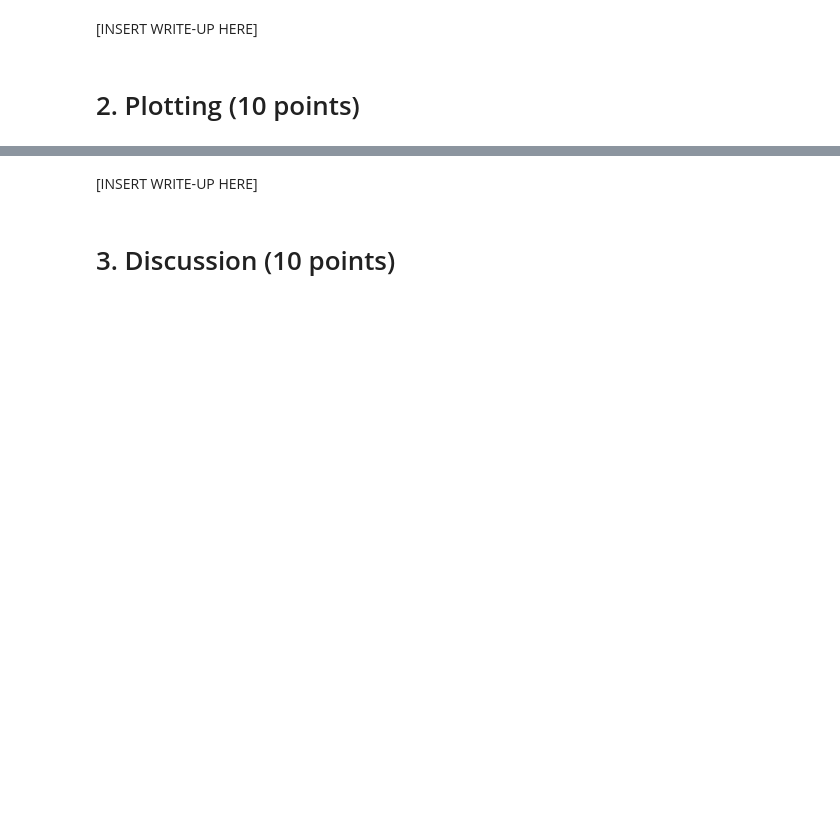
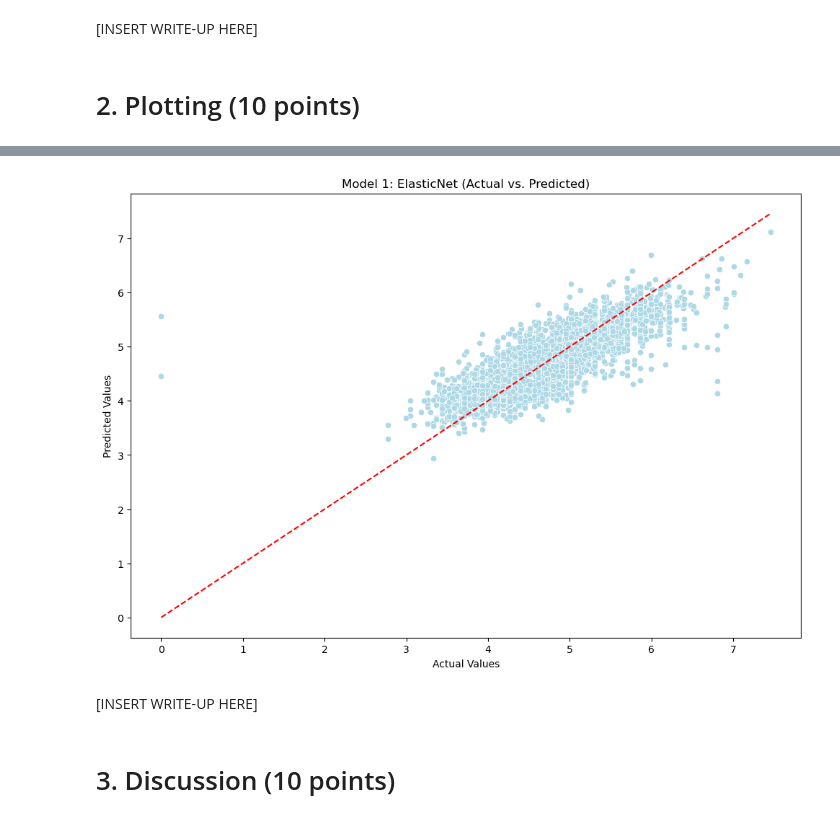
Before and after one commit to Willnguyen02/CS235F_HW2, a Jupyter notebook: CS235_HW2_Nguyen_William.ipynb, the cells around one changed output, grey strips where cells are left out. Drawn from its saved outputs; the diff is of its cells as text; code cells hidden in the pictures; blank space fills up the shorter version.

```diff
--- a/CS235_HW2_Nguyen_William.ipynb
+++ b/CS235_HW2_Nguyen_William.ipynb
@@ -991,12 +991,12 @@ grid_model_1 = GridSearchCV(enet, param_grid=space, scoring="neg_root_mean_squar
 grid_model_1.fit(X_train, y_train)
 
 # Select optimal parameter
-optimal_param_pred = grid_model_1.best_estimator_.predict(X_test)
+pred_model_1= grid_model_1.best_estimator_.predict(X_test)
 
 # Print metrics
-print(f"MSE: {mean_squared_error(y_test, optimal_param_pred)}")
-print(f"MAE: {mean_absolute_error(y_test, optimal_param_pred)}")
-print(f"RMSE: {root_mean_squared_error(y_test, optimal_param_pred)}")
+print(f"MSE: {mean_squared_error(pred_model_1, y_test)}")
+print(f"MAE: {mean_absolute_error(pred_model_1, y_test)}")
+print(f"RMSE: {root_mean_squared_error(pred_model_1, y_test)}")
 # %% [output]
 MSE: 0.14199850762921737
 MAE: 0.27750673354606875
@@ -1088,3 +1074,18 @@ scores_model_1
+# %%
+# Plot - Model 1
+
+# Predicted vs. Actual Labels
+
+plt.figure(figsize=(12,8))
+
+sns.scatterplot(x=y_test, y=pred_model_1, color="lightblue")
+plt.plot([y_test.min(), y_test.max()], [y_test.min(), y_test.max()], 'r--')
+plt.xlabel("Actual Values")
+plt.ylabel("Predicted Values")
+plt.title("Model 1: ElasticNet (Actual vs. Predicted)")
+plt.show()
+# %% [output]
+[figure, added]
 # %% [markdown]
 [INSERT WRITE-UP HERE]
 # %% [markdown]
```
Also changed, not shown: parts of 5 cells of this notebook.
